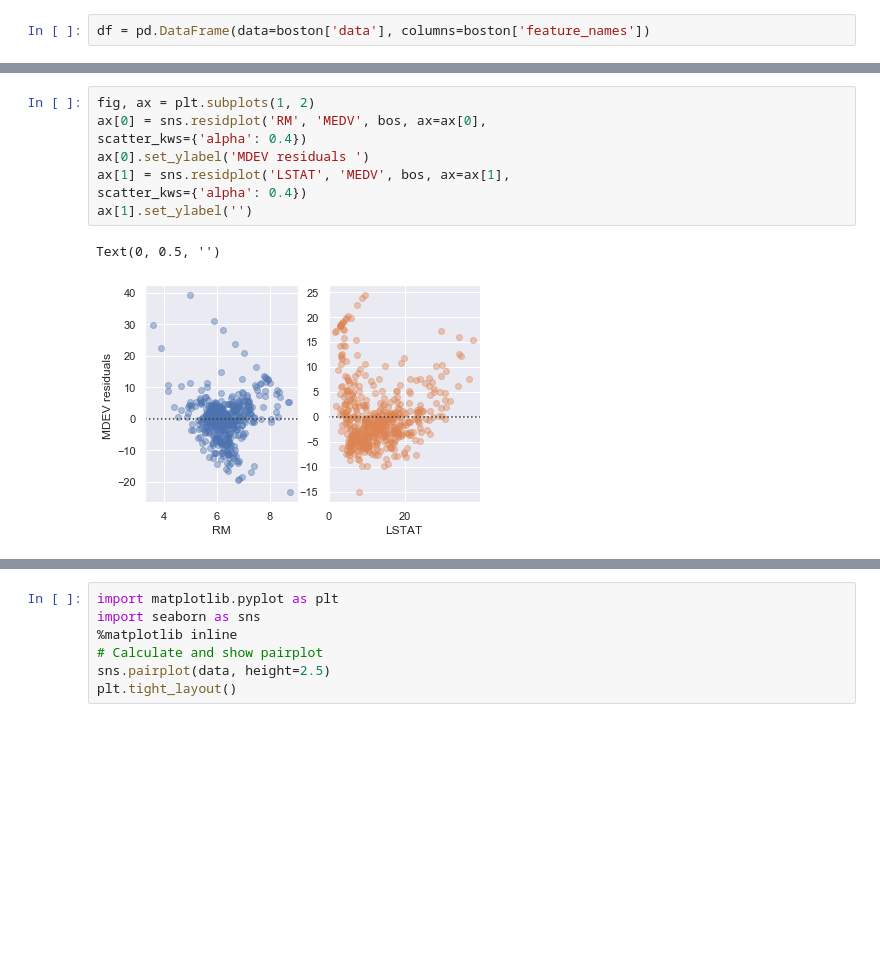
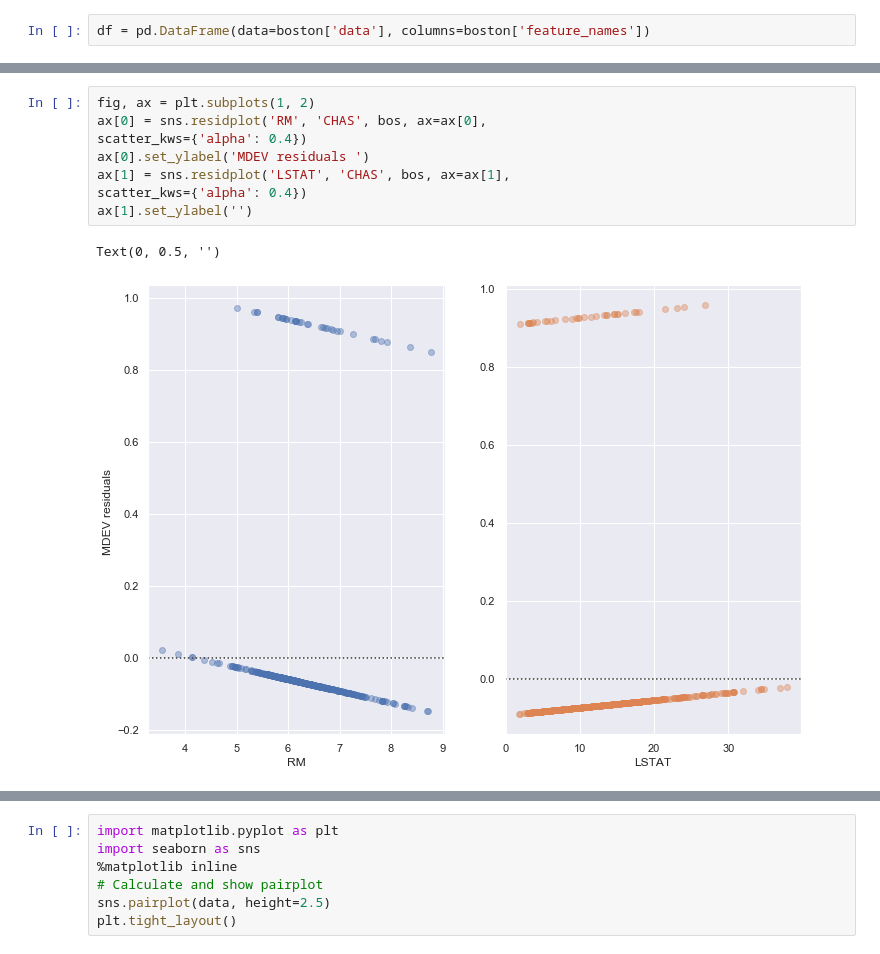
Before and after one commit to AnnemarieMcDonnelltemp/MLSAssessment2019, a Jupyter notebook: BostonHouse.ipynb, the cells around one changed output, grey strips where cells are left out. Cells and saved outputs as stored; diff of their text form; blank space fills up the shorter version.

```diff
--- a/BostonHouse.ipynb
+++ b/BostonHouse.ipynb
@@ -391,14 +372,14 @@ scatter_kws={'alpha': 0.4})
 # %%
 fig, ax = plt.subplots(1, 2)
-ax[0] = sns.residplot('RM', 'MEDV', bos, ax=ax[0],
+ax[0] = sns.residplot('RM', 'CHAS', bos, ax=ax[0],
 scatter_kws={'alpha': 0.4})
 ax[0].set_ylabel('MDEV residuals ')
-ax[1] = sns.residplot('LSTAT', 'MEDV', bos, ax=ax[1],
+ax[1] = sns.residplot('LSTAT', 'CHAS', bos, ax=ax[1],
 scatter_kws={'alpha': 0.4})
 ax[1].set_ylabel('')
 # %% [output]
 Text(0, 0.5, '')
-[figure, old version]
+[figure, new version]
 # %%
 # Import 'r2_score'
 from sklearn.metrics import r2_score
```
Also changed, not shown: parts of 14 cells of this notebook, 1 other file.
